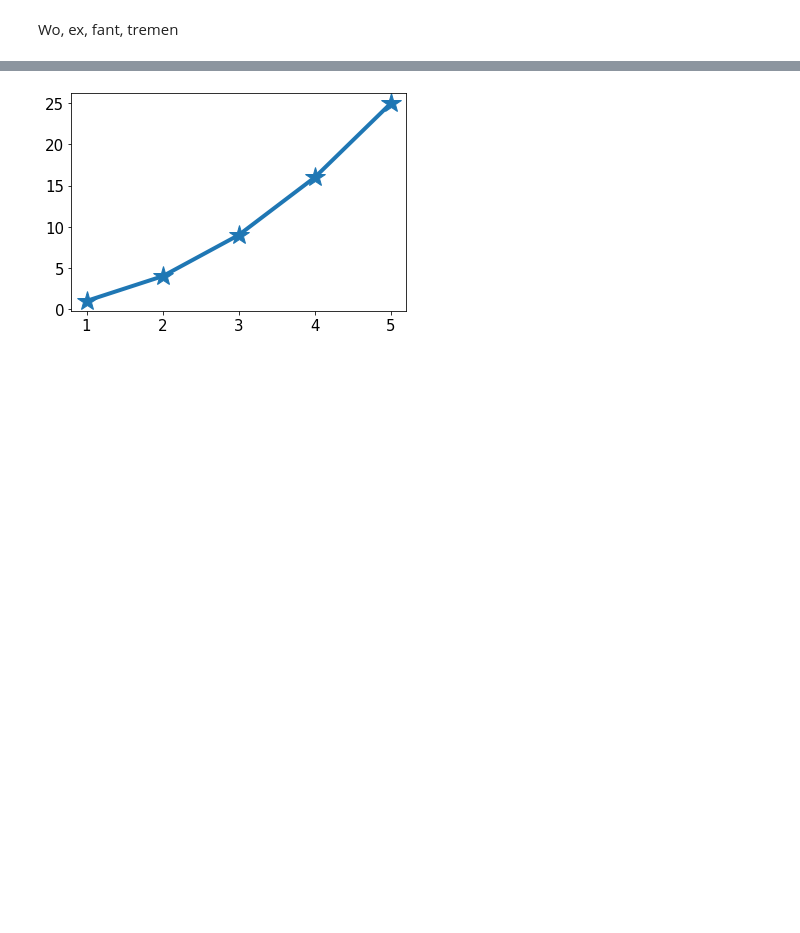
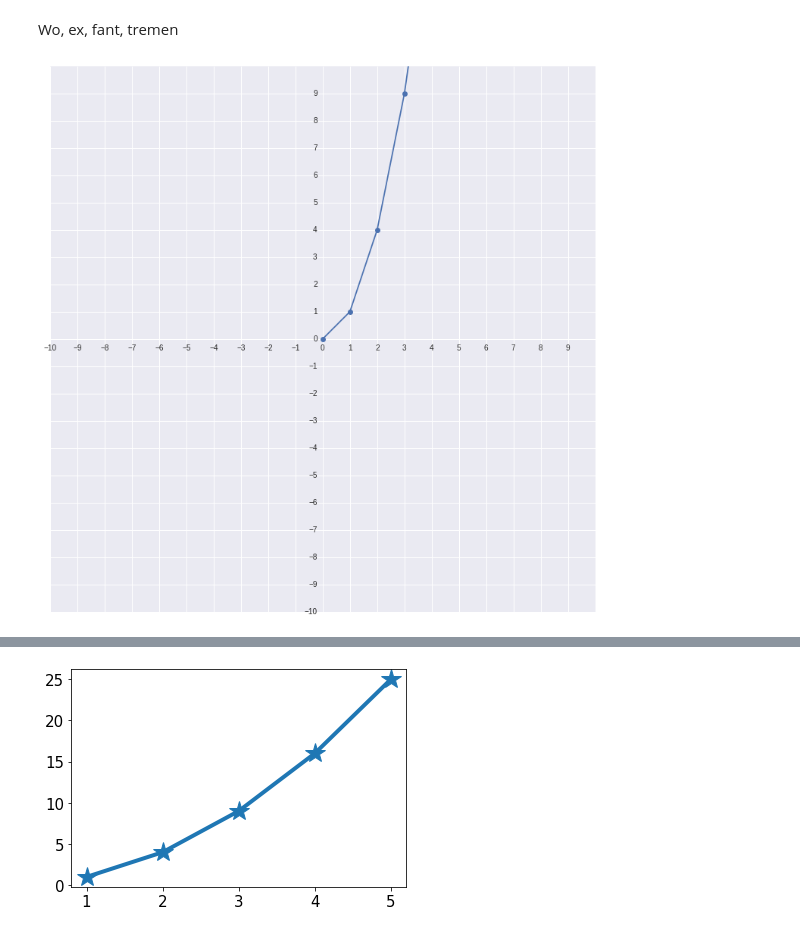
Before and after one commit to MikSm1th/mit, a Jupyter notebook: matplot_master.ipynb, the cells around one changed output, grey strips where cells are left out. Drawn from its saved outputs; the diff is of its cells as text; code cells hidden in the pictures; blank space fills up the shorter version.

```diff
--- a/matplot_master.ipynb
+++ b/matplot_master.ipynb
@@ -13,2 +11,8 @@ x, y = np.loadtxt('test.csv', unpack = True, usecols = (0,1),
-# %%
-mpl.rc('lines', linewidth=4, linestyle='-', marker='*')
+# %%
+plt.style.use('seaborn')
+# %%
+x = np.arange(0, 10, 1)
+y = np.power(x, 2)
+g.simple_grid_10x10(x,y)
+# %% [output]
+[figure, added]
```
Also changed, not shown: parts of 10 cells of this notebook, 1 other file.
